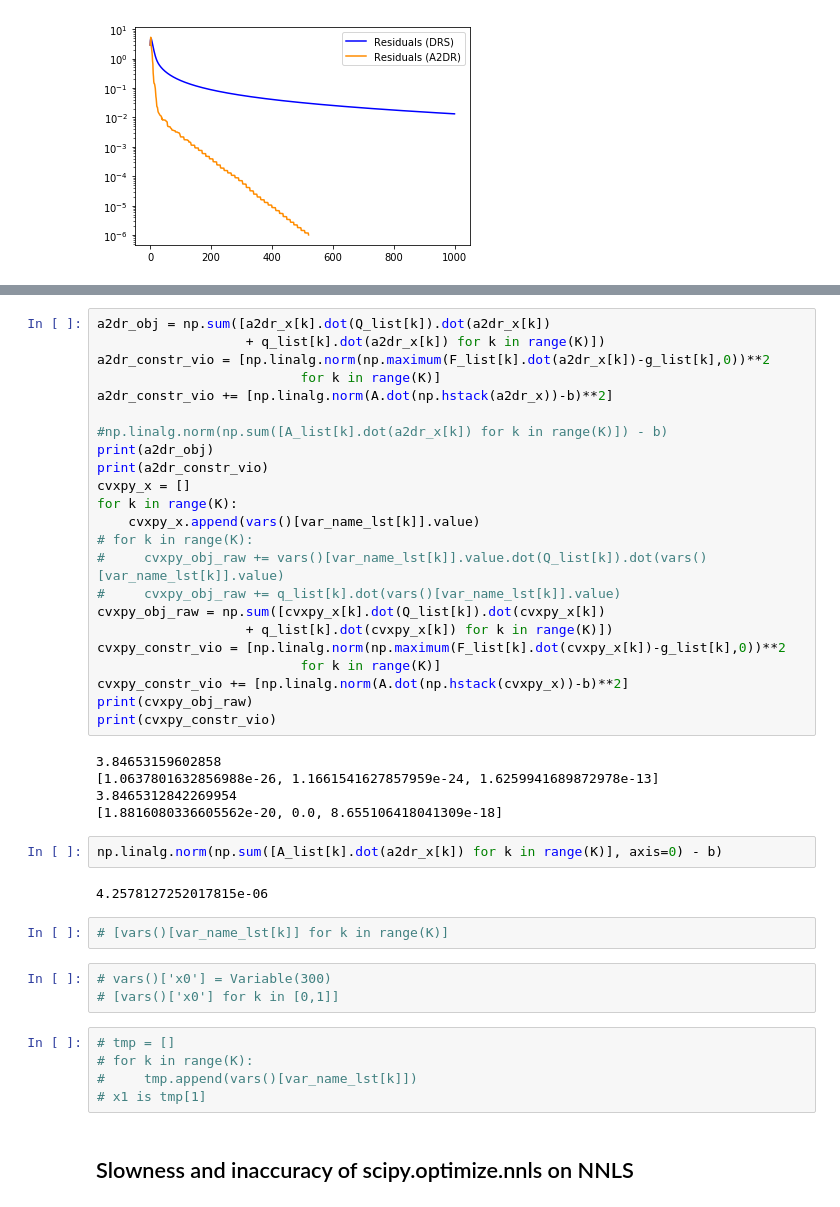
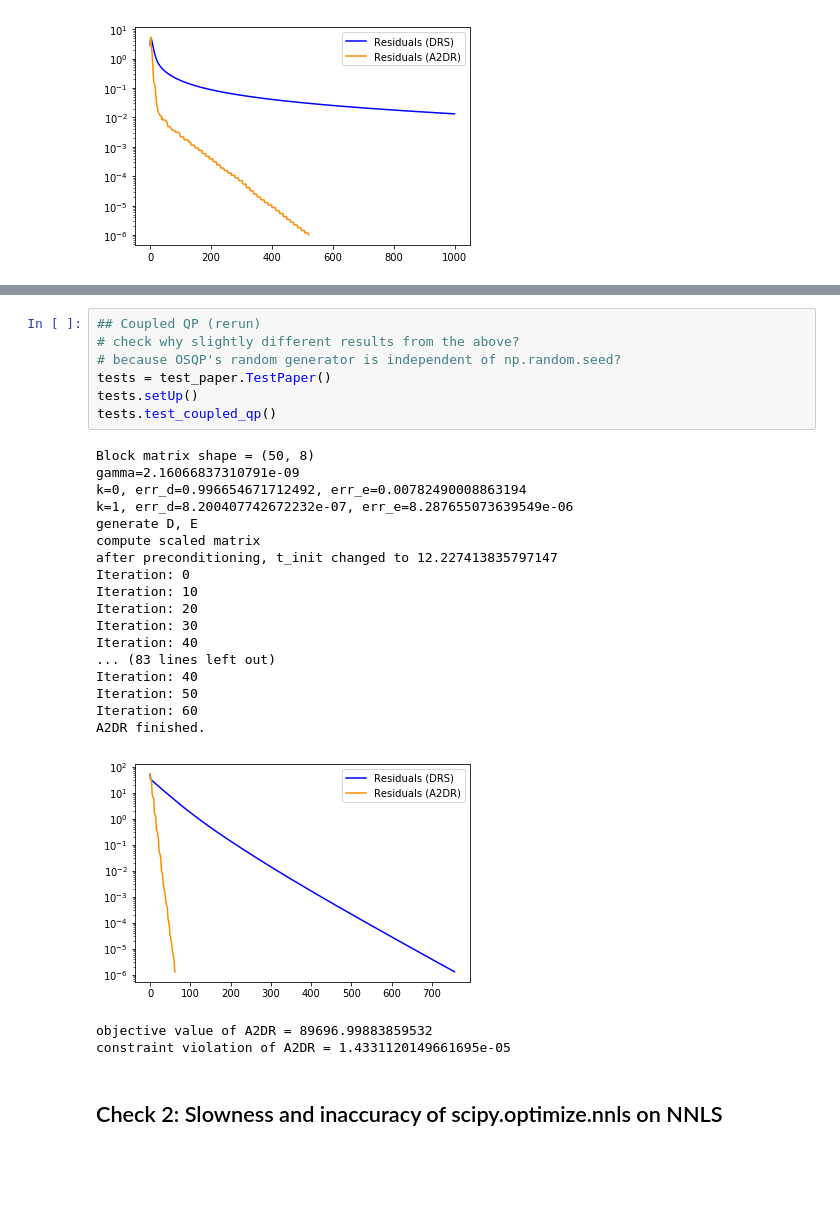
Before and after one commit to cvxgrp/a2dr, a Jupyter notebook: examples/notebooks/test_paper_debug.ipynb, the cells around one changed output, grey strips where cells are left out. Cells and saved outputs as stored; diff of their text form; blank space fills up the shorter version.

```diff
--- a/examples/notebooks/test_paper_debug.ipynb
+++ b/examples/notebooks/test_paper_debug.ipynb
@@ -331,47 +288,33 @@ A2DR finished.
-# %%
-a2dr_obj = np.sum([a2dr_x[k].dot(Q_list[k]).dot(a2dr_x[k])
-                   + q_list[k].dot(a2dr_x[k]) for k in range(K)])
-a2dr_constr_vio = [np.linalg.norm(np.maximum(F_list[k].dot(a2dr_x[k])-g_list[k],0))**2
-                          for k in range(K)]
-a2dr_constr_vio += [np.linalg.norm(A.dot(np.hstack(a2dr_x))-b)**2]
-
-#np.linalg.norm(np.sum([A_list[k].dot(a2dr_x[k]) for k in range(K)]) - b)
-print(a2dr_obj)
-print(a2dr_constr_vio)
-cvxpy_x = []
-for k in range(K):
-    cvxpy_x.append(vars()[var_name_lst[k]].value)
-# for k in range(K):
-#     cvxpy_obj_raw += vars()[var_name_lst[k]].value.dot(Q_list[k]).dot(vars()[var_name_lst[k]].value)
-#     cvxpy_obj_raw += q_list[k].dot(vars()[var_name_lst[k]].value)
-cvxpy_obj_raw = np.sum([cvxpy_x[k].dot(Q_list[k]).dot(cvxpy_x[k])
-                   + q_list[k].dot(cvxpy_x[k]) for k in range(K)])
-cvxpy_constr_vio = [np.linalg.norm(np.maximum(F_list[k].dot(cvxpy_x[k])-g_list[k],0))**2
-                          for k in range(K)]
-cvxpy_constr_vio += [np.linalg.norm(A.dot(np.hstack(cvxpy_x))-b)**2]
-print(cvxpy_obj_raw)
-print(cvxpy_constr_vio)
-# %% [output]
-3.84653159602858
-[1.0637801632856988e-26, 1.1661541627857959e-24, 1.6259941689872978e-13]
-3.8465312842269954
-[1.8816080336605562e-20, 0.0, 8.655106418041309e-18]
-# %%
-np.linalg.norm(np.sum([A_list[k].dot(a2dr_x[k]) for k in range(K)], axis=0) - b)
-# %% [output]
-4.2578127252017815e-06
-# %%
-# [vars()[var_name_lst[k]] for k in range(K)]
-# %%
-# vars()['x0'] = Variable(300)
-# [vars()['x0'] for k in [0,1]]
-# %%
-# tmp = []
-# for k in range(K):
-#     tmp.append(vars()[var_name_lst[k]])
-# x1 is tmp[1]
+# %%
+## Coupled QP (rerun)
+# check why slightly different results from the above?
+# because OSQP's random generator is independent of np.random.seed?
+tests = test_paper.TestPaper()
+tests.setUp()
+tests.test_coupled_qp()
+# %% [output]
+Block matrix shape = (50, 8)
+gamma=2.16066837310791e-09
+k=0, err_d=0.996654671712492, err_e=0.00782490008863194
+k=1, err_d=8.200407742672232e-07, err_e=8.287655073639549e-06
+generate D, E
+compute scaled matrix
+after preconditioning, t_init changed to 12.227413835797147
+Iteration: 0
+Iteration: 10
+Iteration: 20
+Iteration: 30
+Iteration: 40
+... (83 lines left out)
+Iteration: 40
+Iteration: 50
+Iteration: 60
+A2DR finished.
+[figure, added]
+objective value of A2DR = 89696.99883859532
+constraint violation of A2DR = 1.4331120149661695e-05
 # %% [markdown]
-## Slowness and inaccuracy of scipy.optimize.nnls on NNLS
+## Check 2: Slowness and inaccuracy of scipy.optimize.nnls on NNLS
 # %%
 import numpy as np
 from scipy import sparse
```
Also changed, not shown: parts of 13 cells of this notebook, 1 other file.
